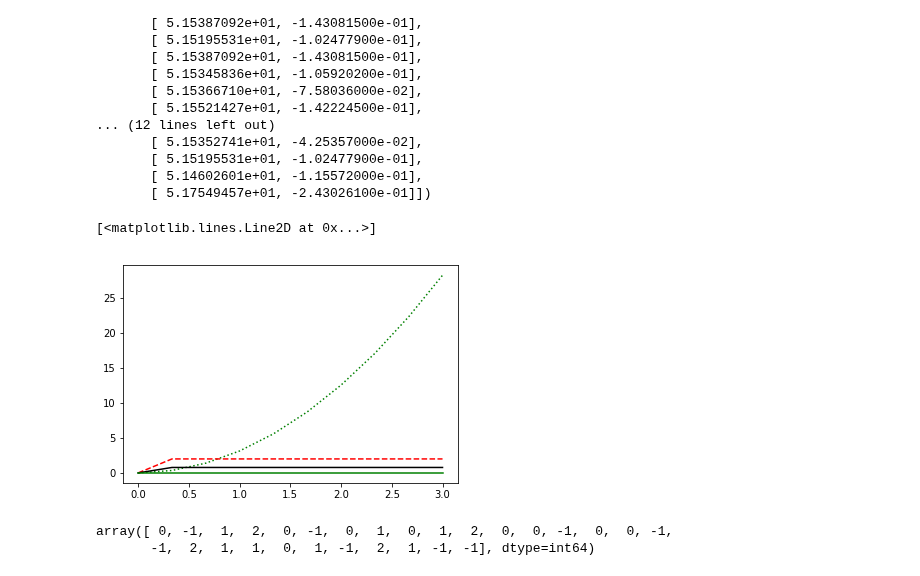
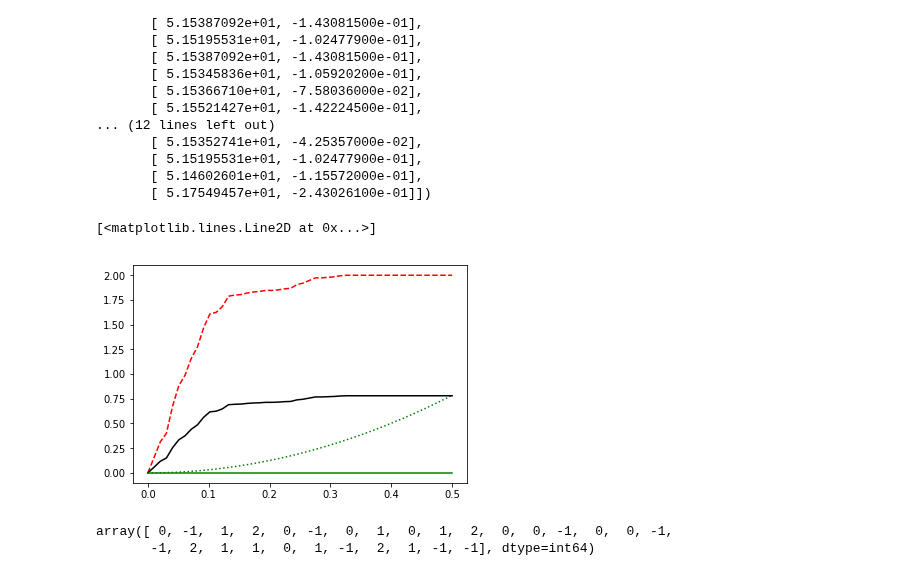
Before and after one commit to CityBlender/data-analysis, a Jupyter notebook: Alfie MongoDB try.ipynb, the cells around one changed output. Saved outputs shown, nothing was run; the diff lists cells and outputs as text; code cells hidden in the pictures.

```diff
--- a/Alfie MongoDB try.ipynb
+++ b/Alfie MongoDB try.ipynb
@@ -197,21 +197,21 @@ array([[ 5.15575896e+01, -1.38768400e-01],
        [ 5.17549457e+01, -2.43026100e-01]])
 # %%
 #now to plot and have a look
-r = np.linspace(0, 3, 10)
+r = np.linspace(0, 0.5, 50)
 plt.plot(r, Kest.poisson(r), color='green', ls=':', label=r'$K_{pois}$')
 plt.plot(r, Kest(data=locsAsArray, radii=r, mode='none'), color='red', ls='--',
          label=r'$K_{un}$')
 plt.plot(r, Kest(data=locsAsArray, radii=r, mode='translation'), color='black',
          label=r'$K_{trans}$')
 plt.plot(r, Kest(data=locsAsArray, radii=r, mode='ohser'), color='blue', ls='-.',
          label=r'$K_{ohser}$')
 plt.plot(r, Kest(data=locsAsArray, radii=r, mode='var-width'), color='green',
          label=r'$K_{var-width}$')
 plt.plot(r, Kest(data=locsAsArray, radii=r, mode='ripley'), color='yellow',
          label=r'$K_{ripley}$')
 # %% [output]
 [<matplotlib.lines.Line2D at 0x...>]
-[figure, old version]
+[figure, new version]
 # %%
 #try out a dbscan of all reggae
 #create new dbscan cluster object
```
Also changed, not shown: parts of 3 cells of this notebook.
